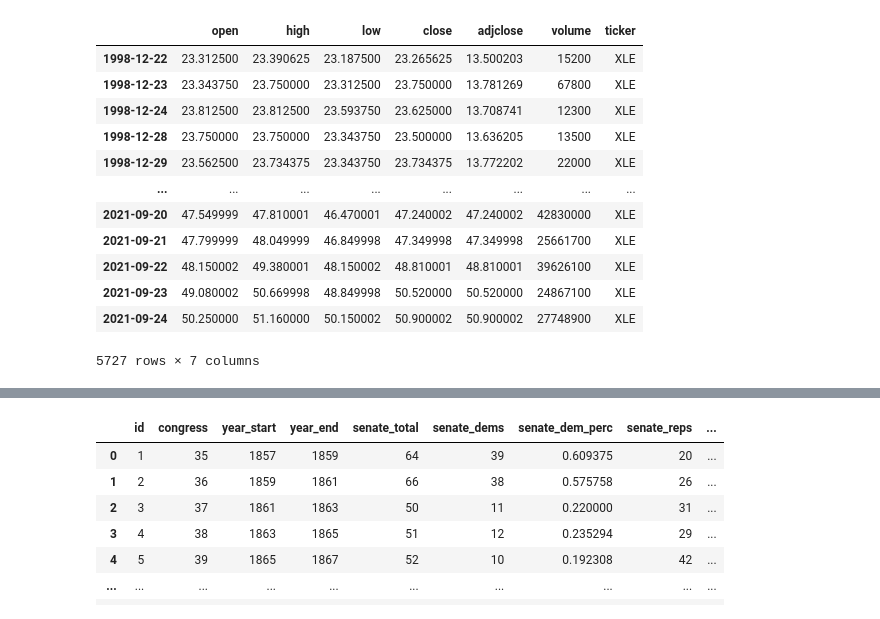
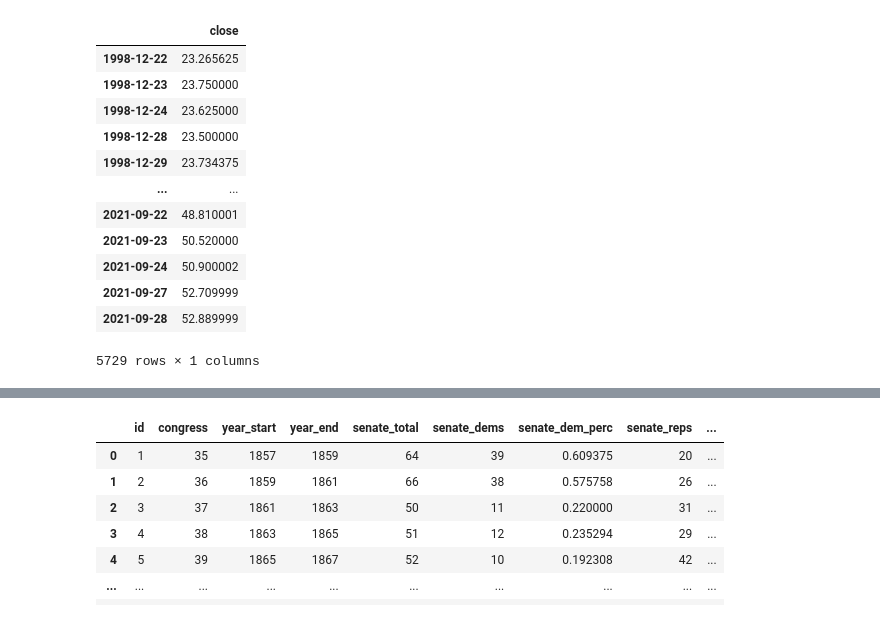
Before and after one commit to pdellis85/PoliStock, a Jupyter notebook: JupyterNotebook/Part 2.ipynb, the cells around one changed output, grey strips where cells are left out. Saved outputs shown, nothing was run; the diff lists cells and outputs as text; code cells hidden in the pictures.

```diff
--- a/JupyterNotebook/Part 2.ipynb
+++ b/JupyterNotebook/Part 2.ipynb
@@ -13,9 +14,7 @@ load_dotenv()
 %reload_ext autoreload
 %autoreload 2
 # %%
-ticker_list = ['XLE', 'XLF', 'XLK', 'XLV']
+ticker_list = ['XLE', 'XLF', 'XLK', 'XLV', 'XLRE']
 historical_datas = {}
 for ticker in ticker_list:
     historical_datas[ticker] = get_data(ticker)
-for ticker in ticker_list:
-    print(historical_datas[ticker])
@@ -40,15 +21,18 @@ for ticker in ticker_list:
 # %%
+XLE_df = historical_datas['XLE']
+XLE_df.drop(labels = ['open', 'high', 'low', 'adjclose', 'volume', 'ticker'], axis = 1, inplace=True)
+XLE_df
 # %% [output]
-|  | open | high | low | close | adjclose | volume | ticker |
-| 1998-12-22 | 23.312500 | 23.390625 | 23.187500 | 23.265625 | 13.500203 | 15200 | XLE |
-| 1998-12-23 | 23.343750 | 23.750000 | 23.312500 | 23.750000 | 13.781269 | 67800 | XLE |
-| 1998-12-24 | 23.812500 | 23.812500 | 23.593750 | 23.625000 | 13.708741 | 12300 | XLE |
-| 1998-12-28 | 23.750000 | 23.750000 | 23.343750 | 23.500000 | 13.636205 | 13500 | XLE |
-| 1998-12-29 | 23.562500 | 23.734375 | 23.343750 | 23.734375 | 13.772202 | 22000 | XLE |
-| ... | ... | ... | ... | ... | ... | ... | ... |
-| 2021-09-20 | 47.549999 | 47.810001 | 46.470001 | 47.240002 | 47.240002 | 42830000 | XLE |
-| 2021-09-21 | 47.799999 | 48.049999 | 46.849998 | 47.349998 | 47.349998 | 25661700 | XLE |
-| 2021-09-22 | 48.150002 | 49.380001 | 48.150002 | 48.810001 | 48.810001 | 39626100 | XLE |
-| 2021-09-23 | 49.080002 | 50.669998 | 48.849998 | 50.520000 | 50.520000 | 24867100 | XLE |
-| 2021-09-24 | 50.250000 | 51.160000 | 50.150002 | 50.900002 | 50.900002 | 27748900 | XLE |
+|  | close |
+| 1998-12-22 | 23.265625 |
+| 1998-12-23 | 23.750000 |
+| 1998-12-24 | 23.625000 |
+| 1998-12-28 | 23.500000 |
+| 1998-12-29 | 23.734375 |
+| ... | ... |
+| 2021-09-22 | 48.810001 |
+| 2021-09-23 | 50.520000 |
+| 2021-09-24 | 50.900002 |
+| 2021-09-27 | 52.709999 |
+| 2021-09-28 | 52.889999 |
-5727 rows × 7 columns
+5729 rows × 1 columns
```
Also changed, not shown: parts of 9 cells of this notebook.
